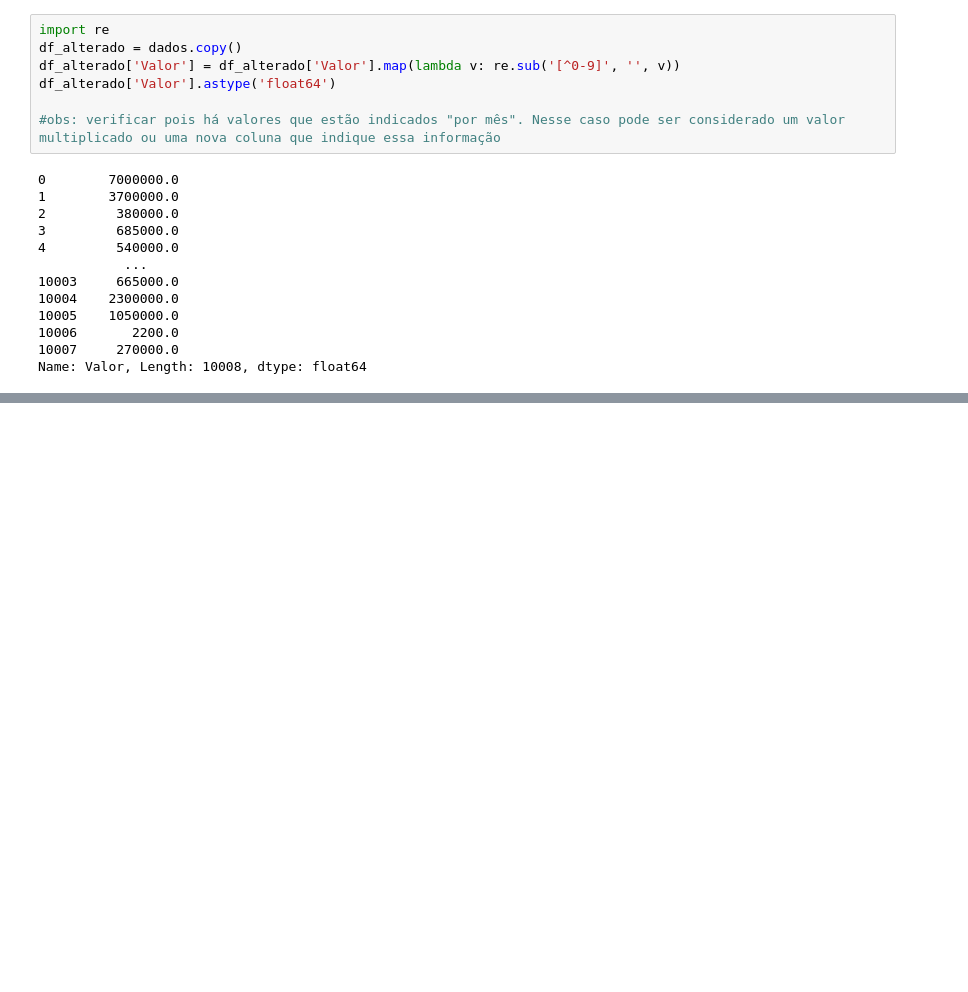
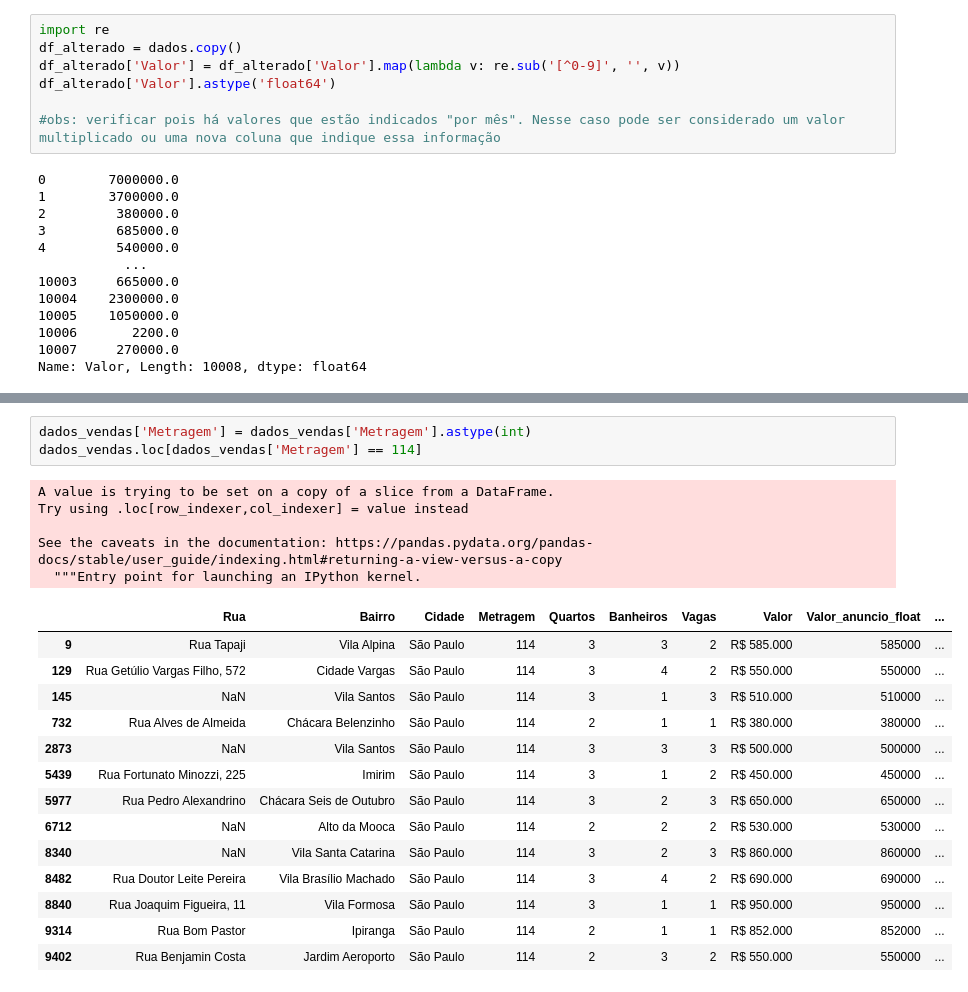
Before and after one commit to lays-l/alura_imersao_dados_04, a Jupyter notebook: imersao_alura_04_imoveis_sp.ipynb, the cells around one changed output, grey strips where cells are left out. Cells and saved outputs as stored; diff of their text form; blank space fills up the shorter version.

```diff
--- a/imersao_alura_04_imoveis_sp.ipynb
+++ b/imersao_alura_04_imoveis_sp.ipynb
@@ -305,0 +488,23 @@ Name: Valor, Length: 10008, dtype: float64
+# %%
+dados_vendas['Metragem'] = dados_vendas['Metragem'].astype(int)
+dados_vendas.loc[dados_vendas['Metragem'] == 114]
+# %% [output]
+A value is trying to be set on a copy of a slice from a DataFrame.
+Try using .loc[row_indexer,col_indexer] = value instead
+
+See the caveats in the documentation: https://pandas.pydata.org/pandas-docs/stable/user_guide/indexing.html#returning-a-view-versus-a-copy
+  """Entry point for launching an IPython kernel.
+|  | Rua | Bairro | Cidade | Metragem | Quartos | Banheiros | Vagas | Valor | Valor_anuncio_float | ... |
+| 9 | Rua Tapaji | Vila Alpina | São Paulo | 114 | 3 | 3 | 2 | R$ 585.000 | 585000 | ... |
+| 129 | Rua Getúlio Vargas Filho, 572 | Cidade Vargas | São Paulo | 114 | 3 | 4 | 2 | R$ 550.000 | 550000 | ... |
+| 145 | NaN | Vila Santos | São Paulo | 114 | 3 | 1 | 3 | R$ 510.000 | 510000 | ... |
+| 732 | Rua Alves de Almeida | Chácara Belenzinho | São Paulo | 114 | 2 | 1 | 1 | R$ 380.000 | 380000 | ... |
+| 2873 | NaN | Vila Santos | São Paulo | 114 | 3 | 3 | 3 | R$ 500.000 | 500000 | ... |
+| 5439 | Rua Fortunato Minozzi, 225 | Imirim | São Paulo | 114 | 3 | 1 | 2 | R$ 450.000 | 450000 | ... |
+| 5977 | Rua Pedro Alexandrino | Chácara Seis de Outubro | São Paulo | 114 | 3 | 2 | 3 | R$ 650.000 | 650000 | ... |
+| 6712 | NaN | Alto da Mooca | São Paulo | 114 | 2 | 2 | 2 | R$ 530.000 | 530000 | ... |
+| 8340 | NaN | Vila Santa Catarina | São Paulo | 114 | 3 | 2 | 3 | R$ 860.000 | 860000 | ... |
+| 8482 | Rua Doutor Leite Pereira | Vila Brasílio Machado | São Paulo | 114 | 3 | 4 | 2 | R$ 690.000 | 690000 | ... |
+| 8840 | Rua Joaquim Figueira, 11 | Vila Formosa | São Paulo | 114 | 3 | 1 | 1 | R$ 950.000 | 950000 | ... |
+| 9314 | Rua Bom Pastor | Ipiranga | São Paulo | 114 | 2 | 1 | 1 | R$ 852.000 | 852000 | ... |
+| 9402 | Rua Benjamin Costa | Jardim Aeroporto | São Paulo | 114 | 2 | 3 | 2 | R$ 550.000 | 550000 | ... |
```
Also changed, not shown: parts of 26 cells of this notebook.
